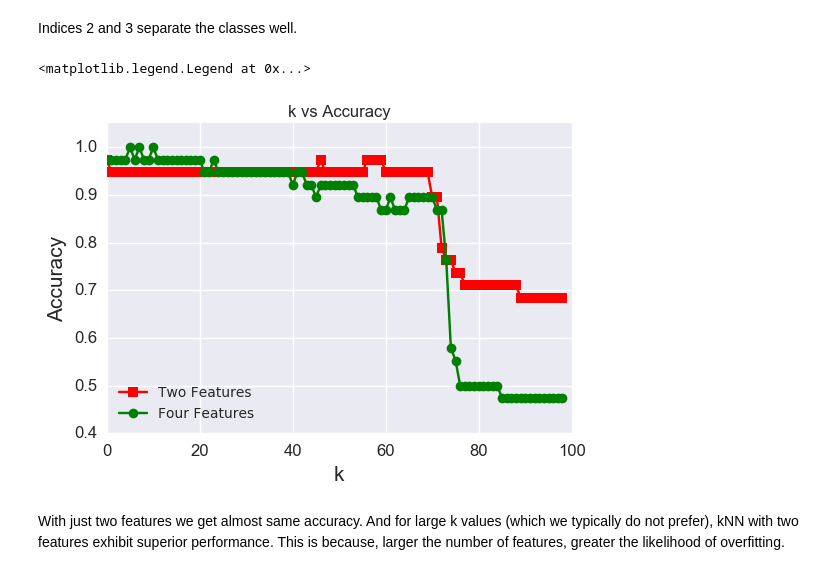
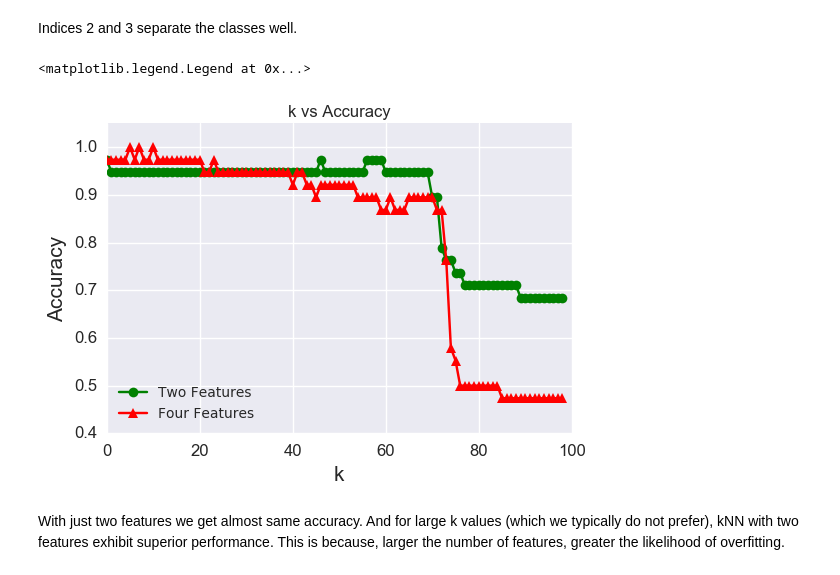
Before and after one commit to ngpraveen/Iris, a Jupyter notebook: Iris.ipynb, the cells around one changed output. Saved outputs shown, nothing was run; the diff lists cells and outputs as text; code cells hidden in the pictures.

```diff
--- a/Iris.ipynb
+++ b/Iris.ipynb
@@ -109,17 +109,17 @@ for k in range(1,100):
     perform_2var.append(clf.score(X_test, y_test))
 # %%
 #compare the two graphs
-plt.plot(perform_2var, '-sr', perform_all, 'o-g')
+plt.plot(perform_2var, '-og', perform_all, '-^r')
 plt.title('k vs Accuracy')
 plt.xlabel('k' , fontsize=15)
 plt.ylabel('Accuracy', fontsize=15)
 plt.ylim((0.4,1.05))
 plt.xticks(fontsize=12)
 plt.yticks(fontsize=12)
-plt.legend(['Two Features','Four Features'], loc=3)#,loc=(10,0.5))
+plt.legend(['Two Features','Four Features'], loc=3)
 # %% [output]
 <matplotlib.legend.Legend at 0x...>
-[figure, old version]
+[figure, new version]
 # %% [markdown]
 With just two features we get almost same accuracy. And for large k values (which we typically do not prefer), kNN with two features exhibit superior performance. This is because, larger the number of features, greater the likelihood of overfitting.
 # %% [markdown]
```
